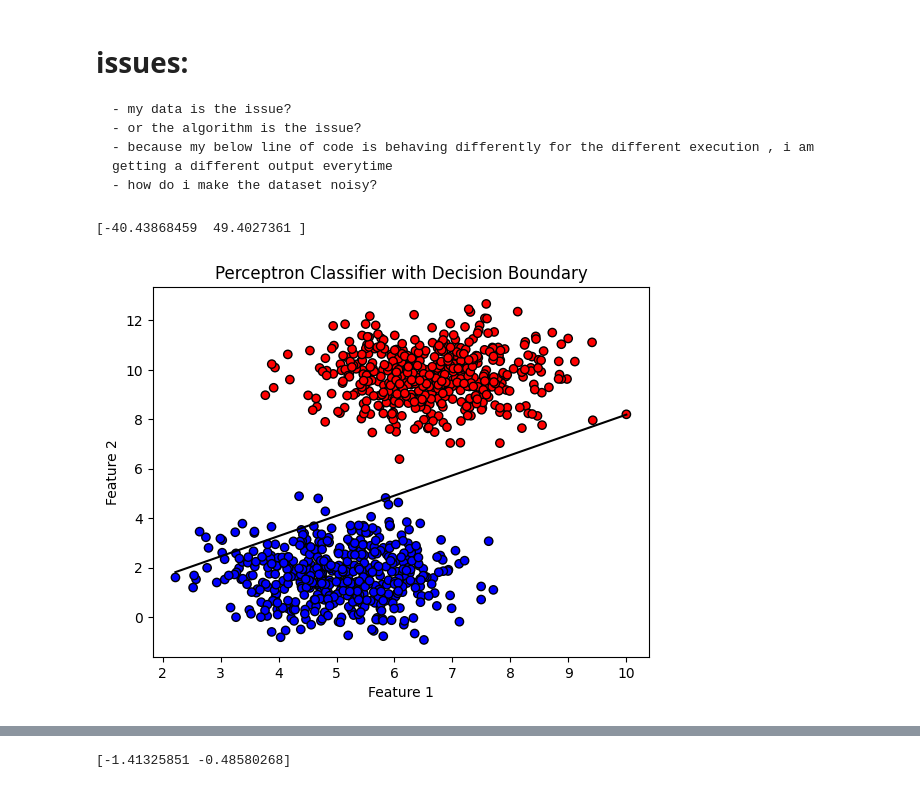
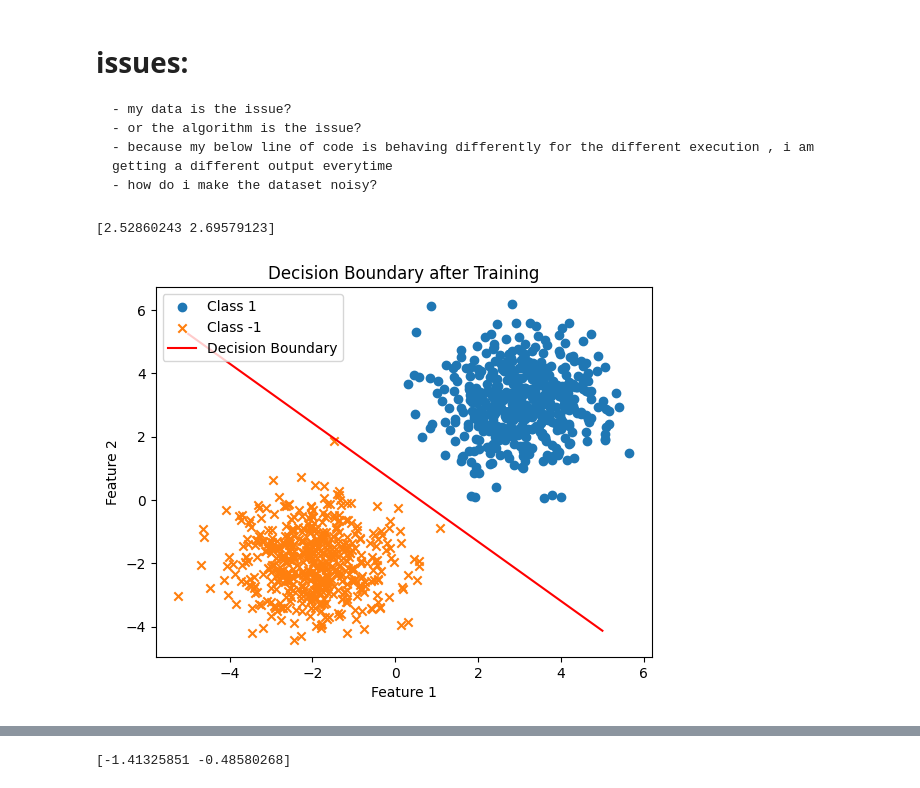
Before and after one commit to mridulpant2010/CS5480-deeplearning, a Jupyter notebook: assignment1.ipynb, the cells around one changed output, grey strips where cells are left out. Saved outputs shown, nothing was run; the diff lists cells and outputs as text; code cells hidden in the pictures.

```diff
--- a/assignment1.ipynb
+++ b/assignment1.ipynb
@@ -120,6 +135,7 @@ import numpy as np
 class Perceptron:
     def __init__(self,iter):
         self.weights = None
+        self.bias = 0.5
         self.iter = iter
 
     def pla_train(self,X,y):
@@ -127,53 +143,63 @@ class Perceptron:
         self.weights = np.zeros(n_features)
         # what shall be the convergence criteria?
         k = 0
+        # how do i calculate misclassification in this code.
         while k<self.iter:
+            self.misclassified = 0
             for i in range(n_samples):
-                linear_output = (np.transpose(self.weights) @ X[i])*y[i]
+                linear_output = (np.transpose(self.weights) @ X[i]+self.bias)*y[i]
                 if linear_output <=0:
                     self.weights = self.weights+ y[i]*X[i]
+                    self.bias+= y[i]
+                    self.misclassified+=1
             k+=1
 
     def pla_predict(self,X):
         linear_output = np.dot(X[i],self.weights)
         return linear_output
 
 
 if __name__ == "__main__":
 
-    X,y =datasets.make_blobs(n_samples=1000,n_features=2,centers=2,center_box=(0,10))
-    y = np.where(y==0,-1,1)
+    #X,y =datasets.make_blobs(n_samples=1000,n_features=2,centers=2,center_box=(0,10))
+    #y = np.where(y==0,-1,1)
+
+
     # print(X,y)
     # print(X[:,0],X[:,1])
     def visualize(X,y,msg):
         plt.scatter(X[:,0],X[:,1], c=y, cmap='bwr', edgecolors='k')
         plt.xlabel(f'Feature 1 {msg}')
         plt.ylabel(f'Feature 2 {msg}')
         plt.title(f'Linearly Separable Dataset {msg}')
         plt.show()
 
     perceptron = Perceptron(1000) # criteria to chose the hyperparameter
-    perceptron.pla_train(X,y)
+    perceptron.pla_train(features,labels)
     print(perceptron.weights)
+
+
+    plot_decision_boundary(features, labels, perceptron.weights, perceptron.bias, title='Decision Boundary after Training')
+
     # perceptron2 = Perceptron(1000) # criteria to chose the hyperparameter
     # perceptron2.pla_train(X,y)
     # print(perceptron2.weights)
 
     # perceptron3 = Perceptron(10) # criteria to chose the hyperparameter
     # perceptron3.pla_train(X,y)
     # print(perceptron3.weights)
 
-    plt.scatter(X[:, 0], X[:, 1], c=y, cmap='bwr', edgecolors='k')
+    # plt.scatter(X[:, 0], X[:, 1], c=y, cmap='bwr', edgecolors='k')
 
-    # Plot decision boundary
-    x1 = np.linspace(min(X[:, 0]), max(X[:, 0]), 1000)
-    x2 = -(perceptron.weights[0] * x1 ) / perceptron.weights[1]
-    plt.plot(x1, x2, color='black')
+    # # Plot decision boundary
+    # x1 = np.linspace(min(X[:, 0]), max(X[:, 0]), 1000)
+    # x2 = -(perceptron.weights[0] * x1 ) / perceptron.weights[1]
+    # plt.plot(x1, x2, color='black')
 
-    plt.xlabel('Feature 1')
-    plt.ylabel('Feature 2')
-    plt.title('Perceptron Classifier with Decision Boundary')
-    plt.show()
+    # plt.xlabel('Feature 1')
+    # plt.ylabel('Feature 2')
+    # plt.title('Perceptron Classifier with Decision Boundary')
+    # plt.show()
 # %% [output]
-[-40.43868459  49.4027361 ]
+[2.52860243 2.69579123]
-[figure, old version]
+[figure, new version]
```
Also changed, not shown: parts of 10 cells of this notebook.
